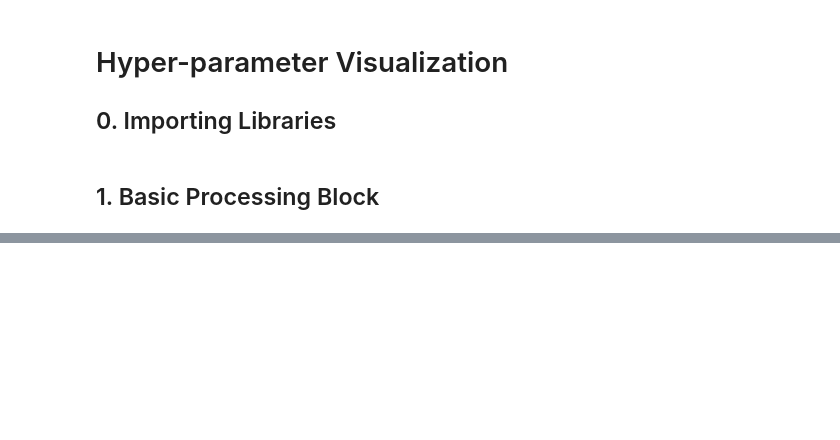
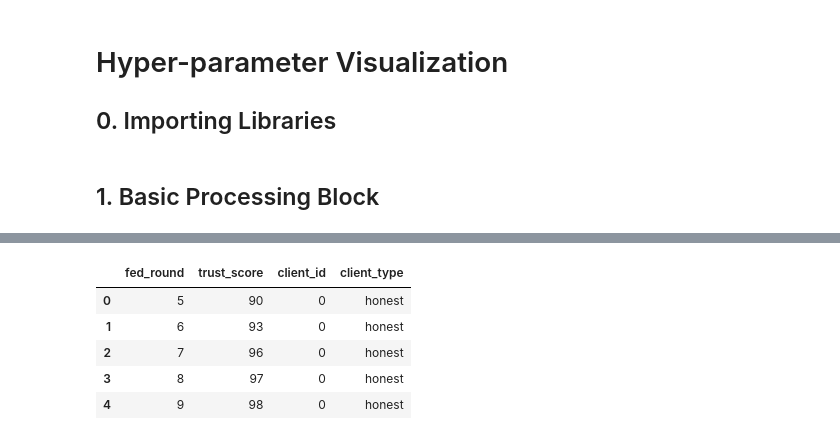
Before and after one commit to fnc11/CosDefence, a Jupyter notebook: notebooks/hp_tuning_visualization.ipynb, the cells around one changed output, grey strips where cells are left out. Drawn from its saved outputs; the diff is of its cells as text; code cells hidden in the pictures; blank space fills up the shorter version.

```diff
--- a/notebooks/hp_tuning_visualization.ipynb
+++ b/notebooks/hp_tuning_visualization.ipynb
@@ -306,0 +71,5 @@ FileNotFoundError: [Errno 2] No such file or directory: '/home/fnx11/thesis/code
+# %%
+mnist_trust_normalization_off_df = pd.read_pickle(mnist_trust_normalization_off)
+mnist_trust_normalization_on_df = pd.read_pickle(mnist_trust_normalization_on)
+cifar10_trust_normalization_off_df = pd.read_pickle(cifar10_trust_normalization_off)
+cifar10_trust_normalization_on_df = pd.read_pickle(cifar10_trust_normalization_on)
@@ -306,0 +85,9 @@ FileNotFoundError: [Errno 2] No such file or directory: '/home/fnx11/thesis/code
+# %%
+mnist_trust_normalization_on_df.head()
+# %% [output]
+|  | fed_round | trust_score | client_id | client_type |
+| 0 | 5 | 90 | 0 | honest |
+| 1 | 6 | 93 | 0 | honest |
+| 2 | 7 | 96 | 0 | honest |
+| 3 | 8 | 97 | 0 | honest |
+| 4 | 9 | 98 | 0 | honest |
```
Also changed, not shown: parts of 22 cells of this notebook, 49 other files.
